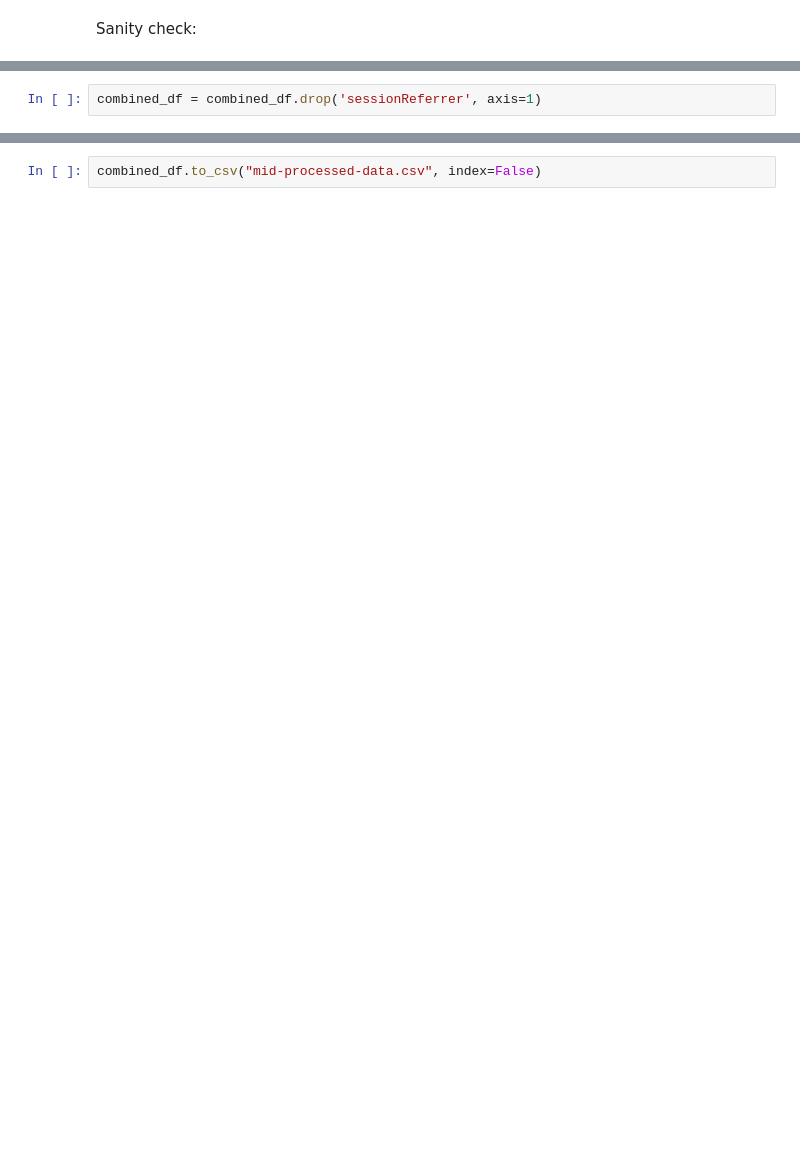
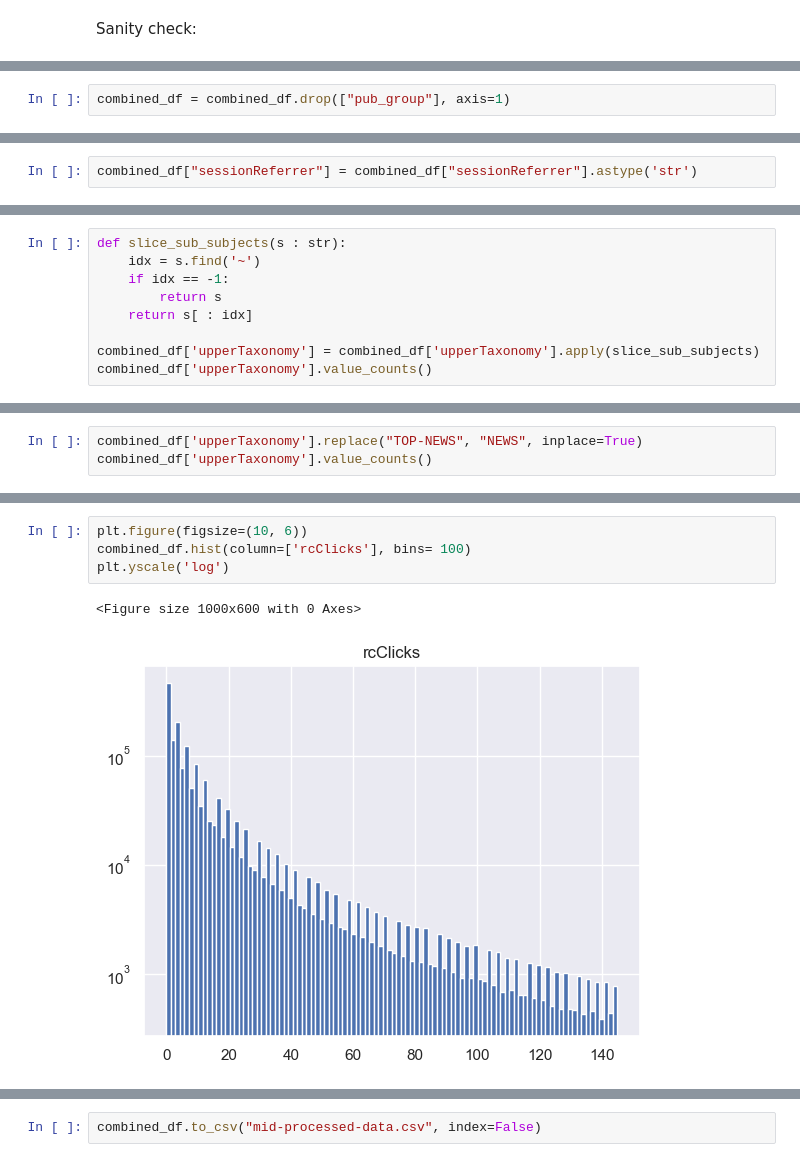
Before and after one commit to ofrizzz/Starship, a Jupyter notebook: data-cleaning.ipynb, the cells around one changed output, grey strips where cells are left out. Saved outputs shown, nothing was run; the diff lists cells and outputs as text; blank space fills up the shorter version.

```diff
--- a/data-cleaning.ipynb
+++ b/data-cleaning.ipynb
@@ -154,2 +247,2 @@ Session referrer feature has over 50% missing values, and can not be inferred wi
 # %%
-combined_df = combined_df.drop('sessionReferrer', axis=1)
+combined_df = combined_df.drop(["pub_group"], axis=1)
@@ -185,0 +251,2 @@ spClicks => 521368
+# %%
+combined_df["sessionReferrer"] = combined_df["sessionReferrer"].astype('str')
@@ -185,0 +292,9 @@ spClicks => 521368
+# %%
+def slice_sub_subjects(s : str):
+    idx = s.find('~')
+    if idx == -1:
+        return s
+    return s[ : idx]
+
+combined_df['upperTaxonomy'] = combined_df['upperTaxonomy'].apply(slice_sub_subjects)
+combined_df['upperTaxonomy'].value_counts()
@@ -185,0 +319,3 @@ spClicks => 521368
+# %%
+combined_df['upperTaxonomy'].replace("TOP-NEWS", "NEWS", inplace=True)
+combined_df['upperTaxonomy'].value_counts()
@@ -185,0 +379,7 @@ spClicks => 521368
+# %%
+plt.figure(figsize=(10, 6))
+combined_df.hist(column=['rcClicks'], bins= 100)
+plt.yscale('log')
+# %% [output]
+<Figure size 1000x600 with 0 Axes>
+[figure, added]
```
Also changed, not shown: parts of 82 cells of this notebook.
